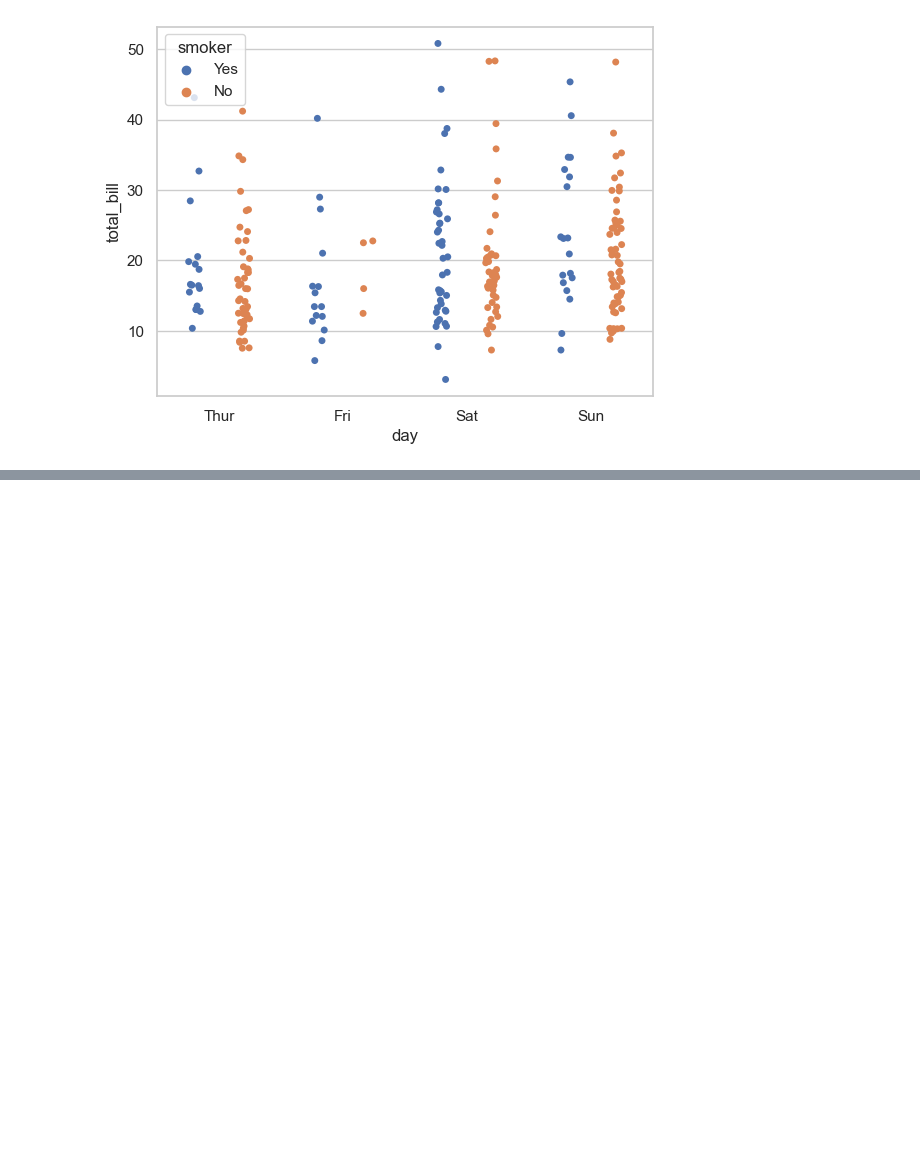
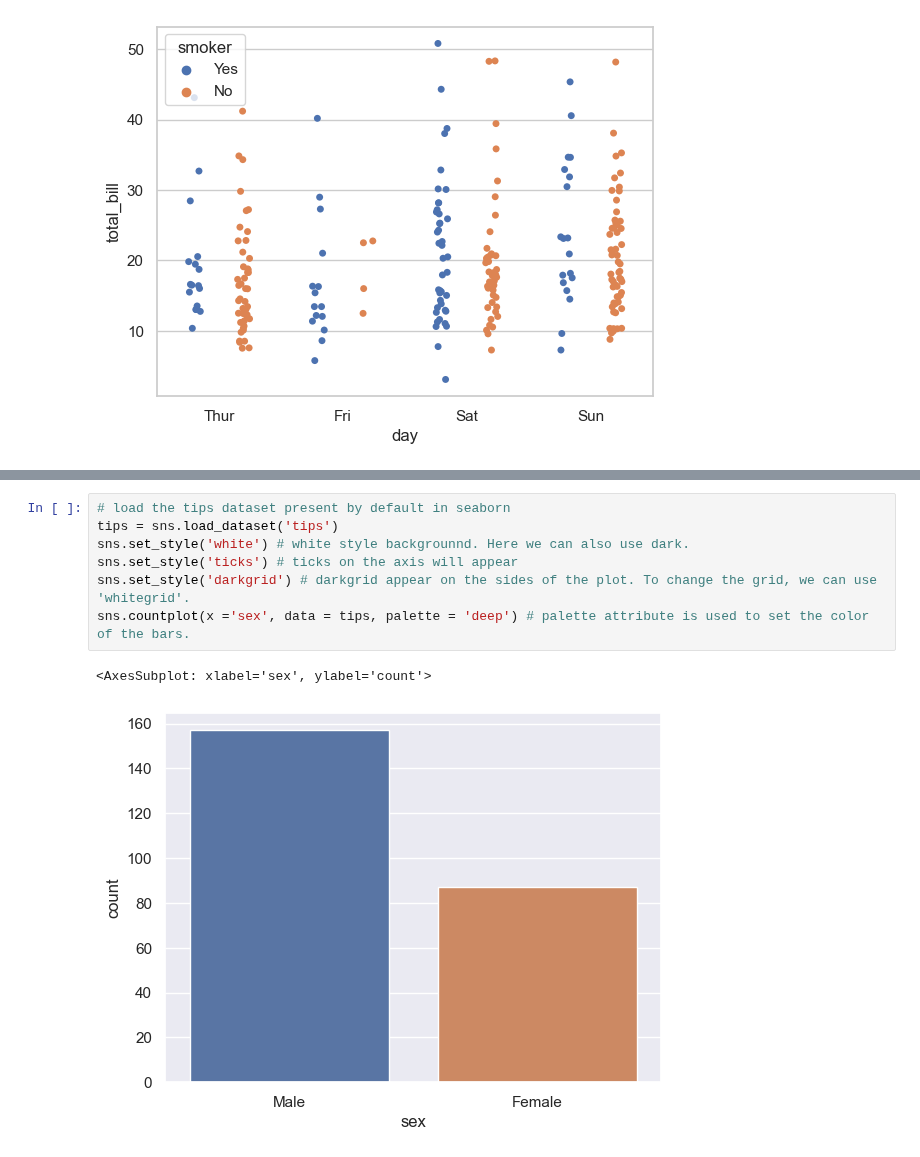
Before and after one commit to arunp77/Python-programming, a Jupyter notebook: Python-fundamental/Matplotlib.ipynb, the cells around one changed output, grey strips where cells are left out. Drawn from its saved outputs; the diff is of its cells as text; blank space fills up the shorter version.

Commit message:
Seaborn

```diff
--- a/Python-fundamental/Matplotlib.ipynb
+++ b/Python-fundamental/Matplotlib.ipynb
@@ -1322,0 +1341,10 @@ sns.stripplot(x='day', y='total_bill', data=df,
+# %%
+# load the tips dataset present by default in seaborn
+tips = sns.load_dataset('tips')
+sns.set_style('white') # white style backgrounnd. Here we can also use dark.
+sns.set_style('ticks') # ticks on the axis will appear
+sns.set_style('darkgrid') # darkgrid appear on the sides of the plot. To change the grid, we can use 'whitegrid'.
+sns.countplot(x ='sex', data = tips, palette = 'deep') # palette attribute is used to set the color of the bars.
+# %% [output]
+<AxesSubplot: xlabel='sex', ylabel='count'>
+[figure, added]
```
Also changed, not shown: parts of 6 cells of this notebook.
